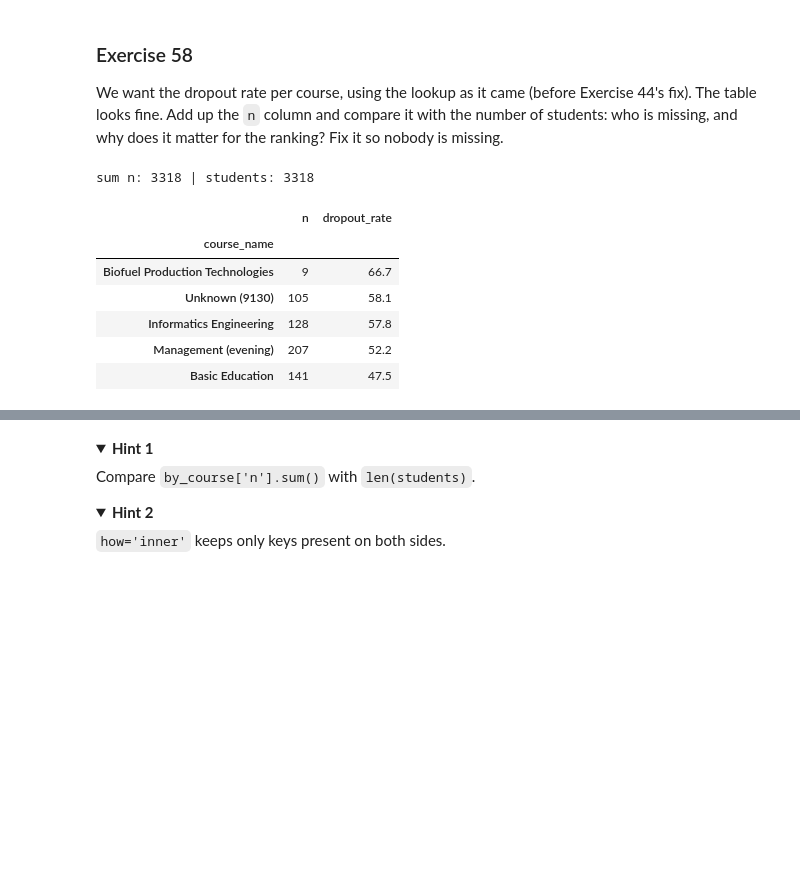
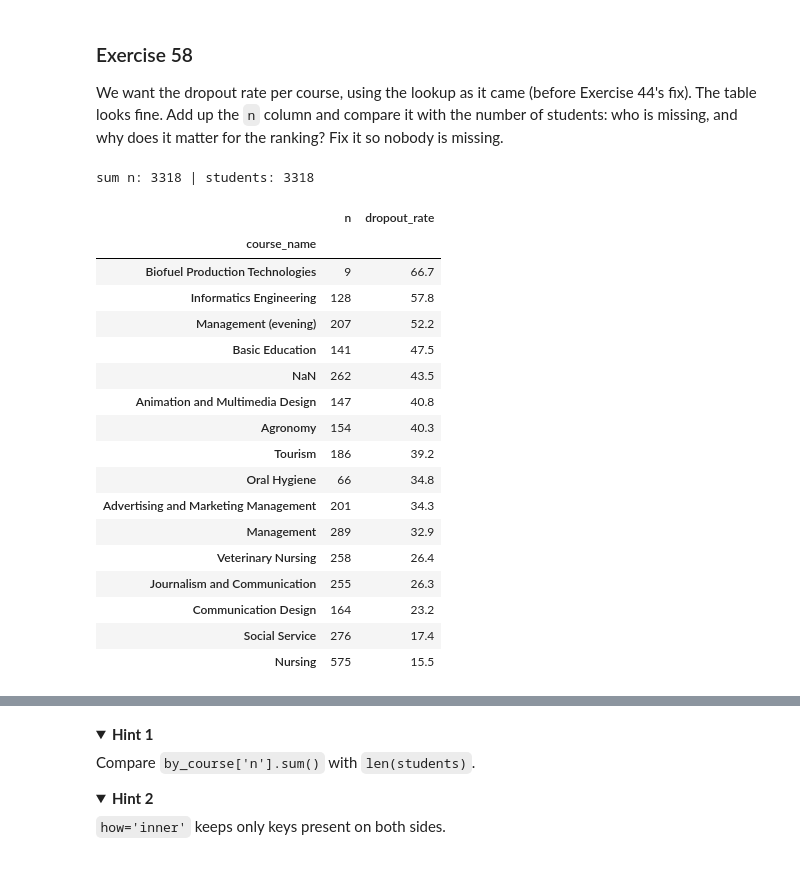
Before and after one commit to OrangeBoop/Lab02, a Jupyter notebook: 02_DS_Lab_NumPy_Pandas_Students.ipynb, the cells around one changed output, grey strips where cells are left out. Saved outputs shown, nothing was run; the diff lists cells and outputs as text; code cells hidden in the pictures; folded sections open; blank space fills up the shorter version.

```diff
--- a/02_DS_Lab_NumPy_Pandas_Students.ipynb
+++ b/02_DS_Lab_NumPy_Pandas_Students.ipynb
@@ -1493,5 +1518,28 @@ debtor & no scholarship: 66.3%  |  non-debtor & scholarship: 10.7%
 Create a column `risk_flag`: `'High'` if the student approved **fewer than half** of the units enrolled in semester 1, `'Medium'` if fewer than all of them, otherwise `'Low'`. Students with **0 units enrolled** must end up as `'Low'` – make sure of it. Show the dropout rate (%) per flag, sorted descending.
 Then: compute the dropout rate of the 0-units-enrolled students separately. Does `'Low'` describe them? If you could keep only two of the three flags, which would you merge, and why? (comment)
 # %%
-# Write your code here
+# Step #1: Create risk flag
+sm1_enrolled = students["sem1_enrolled"]
+sm1_approved = students["sem1_approved"]
+
+
+conditions = [sm1_enrolled == 0, sm1_approved < sm1_enrolled / 2 , sm1_approved < sm1_enrolled]
+choices = ['Low', 'High', 'Medium']
+students["risk_flag"] = np.select(conditions, choices, default = 'Low')
+
+# Step #2: Dropout rates
+print("\nDropout rate (%) per flag:")
+display((students.groupby("risk_flag")["dropped"].mean() * 100).sort_values(ascending = False))
+
+# Step #3: Dropout rates of the 0 units enrolled students
+print("\nDropout rate (%) of 0 enrolled:")
+zero_enrolled = students[students["sem1_enrolled"] == 0]
+print(("{:.2f}%".format(zero_enrolled["dropped"].mean() * 100)))
+
+# Value counts and df size
+print("\n", zero_enrolled["dropped"].value_counts())
+len(students)
+
+# It doesn't seem like Low really describe the 0 enrolled students thus I would suggest that we merge Low and Medium because they almost represent the same group
+# and by the percentage of droupouts they are the closest to each other.
 # %% [output]
@@ -1634,19 +1715,38 @@ We want the dropout rate per course, using the lookup as it came (before Exercis
 # %%
 # This code runs without an error but gives a wrong result. Find the bug, explain it, fix it.
 raw_courses = pd.read_csv('data/course_codes.csv')
-tmp = students[['student_id', 'course_code', 'dropped']].merge(raw_courses, on='course_code', how='inner')
-by_course = (tmp.groupby('course_name')
+
+tmp = students[['student_id', 'course_code', 'dropped']].merge(raw_courses, on='course_code', how='left') # Fix
+
+by_course = (tmp.groupby('course_name', dropna=False) # Fix
              .agg(n=('student_id', 'size'), dropout_rate=('dropped', 'mean'))
              .assign(dropout_rate=lambda d: (d['dropout_rate'] * 100).round(1))
              .sort_values('dropout_rate', ascending=False))
+
 print('sum n:', by_course['n'].sum(), '| students:', len(students))
-by_course.head(5)
+by_course
+
+
+# Issue: Two unknown courses are missing "Unknown (8014)" and "Unknown (9130)" adding up exactly to the 262 missing students.
+#        The problem is that they are not present in raw_courses and using how='iner' ignores those courses.
+# Fix: Change how to 'left' and stopping groupby from dropping NaN values.
 # %% [output]
 sum n: 3318 | students: 3318
 |  | n | dropout_rate |
 | course_name |  |  |
 | Biofuel Production Technologies | 9 | 66.7 |
-| Unknown (9130) | 105 | 58.1 |
 | Informatics Engineering | 128 | 57.8 |
 | Management (evening) | 207 | 52.2 |
 | Basic Education | 141 | 47.5 |
+| NaN | 262 | 43.5 |
+| Animation and Multimedia Design | 147 | 40.8 |
+| Agronomy | 154 | 40.3 |
+| Tourism | 186 | 39.2 |
+| Oral Hygiene | 66 | 34.8 |
+| Advertising and Marketing Management | 201 | 34.3 |
+| Management | 289 | 32.9 |
+| Veterinary Nursing | 258 | 26.4 |
+| Journalism and Communication | 255 | 26.3 |
+| Communication Design | 164 | 23.2 |
+| Social Service | 276 | 17.4 |
+| Nursing | 575 | 15.5 |
```
Also changed, not shown: parts of 28 cells of this notebook, 2 other files.
